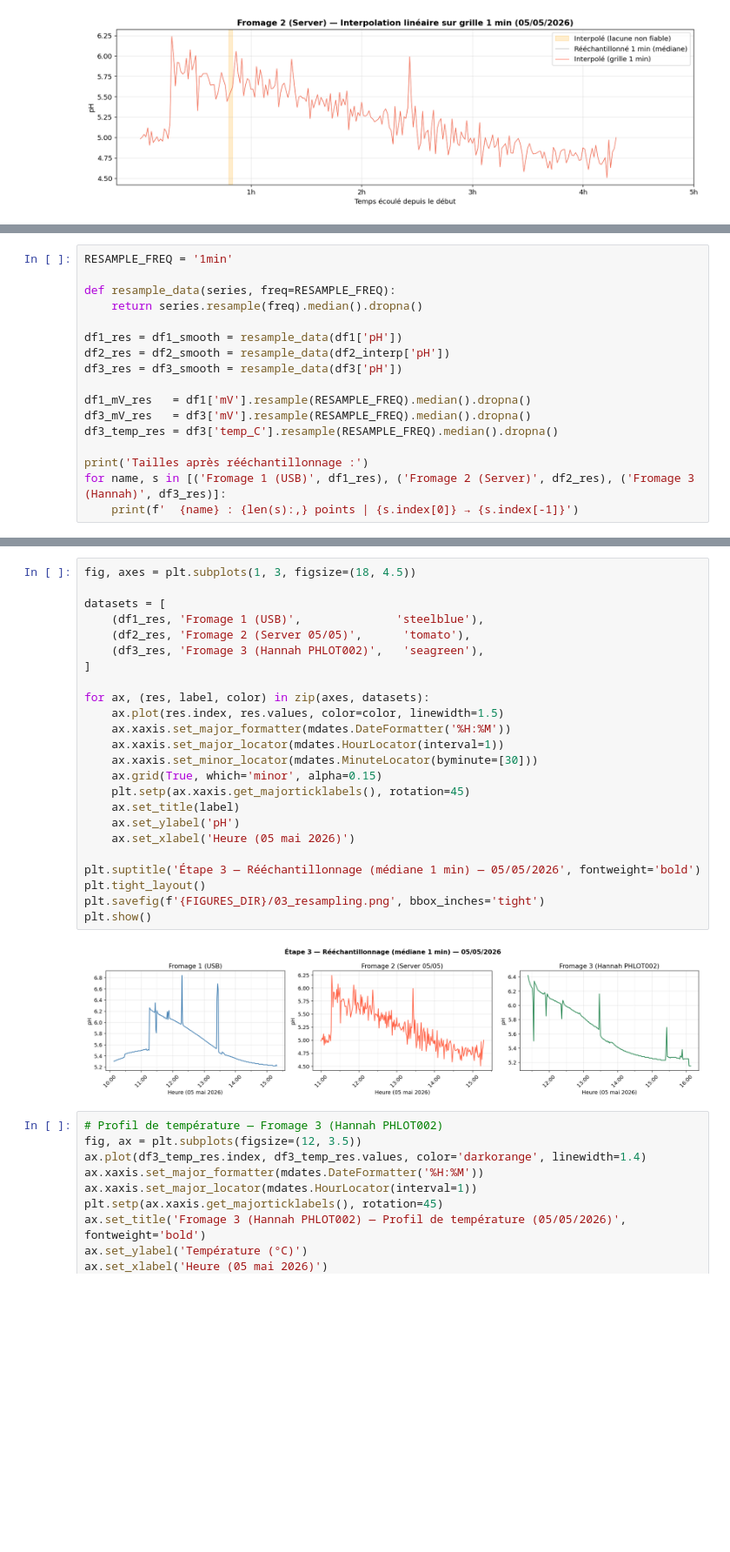
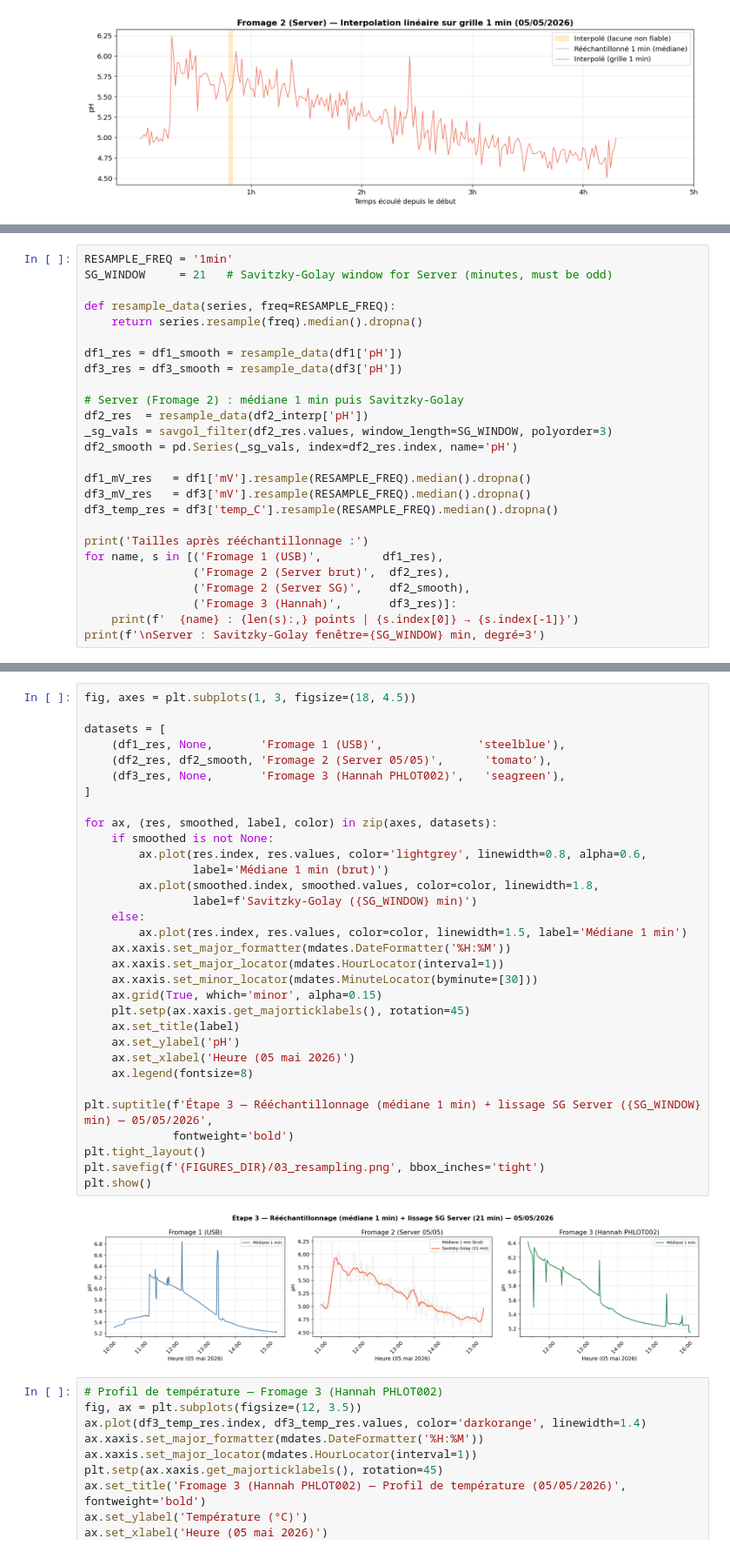
Before and after one commit to samuelemoungang/cheese-acidification-analysis, a Jupyter notebook: acidification_analysis_05052026.ipynb, the cells around one changed output, grey strips where cells are left out. Shown at 87% size. Drawn from its saved outputs; the diff is of its cells as text; blank space fills up the shorter version.

```diff
--- a/acidification_analysis_05052026.ipynb
+++ b/acidification_analysis_05052026.ipynb
@@ -301,20 +303,29 @@ Les trois signaux sont rééchantillonnés à la **médiane sur 1 minute** pour
 # %%
 RESAMPLE_FREQ = '1min'
+SG_WINDOW     = 21   # Savitzky-Golay window for Server (minutes, must be odd)
 
 def resample_data(series, freq=RESAMPLE_FREQ):
     return series.resample(freq).median().dropna()
 
 df1_res = df1_smooth = resample_data(df1['pH'])
-df2_res = df2_smooth = resample_data(df2_interp['pH'])
 df3_res = df3_smooth = resample_data(df3['pH'])
+
+# Server (Fromage 2) : médiane 1 min puis Savitzky-Golay
+df2_res  = resample_data(df2_interp['pH'])
+_sg_vals = savgol_filter(df2_res.values, window_length=SG_WINDOW, polyorder=3)
+df2_smooth = pd.Series(_sg_vals, index=df2_res.index, name='pH')
 
 df1_mV_res   = df1['mV'].resample(RESAMPLE_FREQ).median().dropna()
 df3_mV_res   = df3['mV'].resample(RESAMPLE_FREQ).median().dropna()
 df3_temp_res = df3['temp_C'].resample(RESAMPLE_FREQ).median().dropna()
 
 print('Tailles après rééchantillonnage :')
-for name, s in [('Fromage 1 (USB)', df1_res), ('Fromage 2 (Server)', df2_res), ('Fromage 3 (Hannah)', df3_res)]:
+for name, s in [('Fromage 1 (USB)',         df1_res),
+                ('Fromage 2 (Server brut)',  df2_res),
+                ('Fromage 2 (Server SG)',    df2_smooth),
+                ('Fromage 3 (Hannah)',       df3_res)]:
     print(f'  {name} : {len(s):,} points | {s.index[0]} → {s.index[-1]}')
+print(f'\nServer : Savitzky-Golay fenêtre={SG_WINDOW} min, degré=3')
 # %% [output]
 Tailles après rééchantillonnage :
   Fromage 1 (USB) : 312 points | 2026-05-05 10:08:00 → 2026-05-05 15:19:00
@@ -323,29 +337,37 @@ Tailles après rééchantillonnage :
 # %%
 fig, axes = plt.subplots(1, 3, figsize=(18, 4.5))
 
 datasets = [
-    (df1_res, 'Fromage 1 (USB)',              'steelblue'),
-    (df2_res, 'Fromage 2 (Server 05/05)',      'tomato'),
-    (df3_res, 'Fromage 3 (Hannah PHLOT002)',   'seagreen'),
+    (df1_res, None,       'Fromage 1 (USB)',              'steelblue'),
+    (df2_res, df2_smooth, 'Fromage 2 (Server 05/05)',      'tomato'),
+    (df3_res, None,       'Fromage 3 (Hannah PHLOT002)',   'seagreen'),
 ]
 
-for ax, (res, label, color) in zip(axes, datasets):
-    ax.plot(res.index, res.values, color=color, linewidth=1.5)
+for ax, (res, smoothed, label, color) in zip(axes, datasets):
+    if smoothed is not None:
+        ax.plot(res.index, res.values, color='lightgrey', linewidth=0.8, alpha=0.6,
+                label='Médiane 1 min (brut)')
+        ax.plot(smoothed.index, smoothed.values, color=color, linewidth=1.8,
+                label=f'Savitzky-Golay ({SG_WINDOW} min)')
+    else:
+        ax.plot(res.index, res.values, color=color, linewidth=1.5, label='Médiane 1 min')
     ax.xaxis.set_major_formatter(mdates.DateFormatter('%H:%M'))
     ax.xaxis.set_major_locator(mdates.HourLocator(interval=1))
     ax.xaxis.set_minor_locator(mdates.MinuteLocator(byminute=[30]))
     ax.grid(True, which='minor', alpha=0.15)
     plt.setp(ax.xaxis.get_majorticklabels(), rotation=45)
     ax.set_title(label)
     ax.set_ylabel('pH')
     ax.set_xlabel('Heure (05 mai 2026)')
+    ax.legend(fontsize=8)
 
-plt.suptitle('Étape 3 — Rééchantillonnage (médiane 1 min) — 05/05/2026', fontweight='bold')
+plt.suptitle(f'Étape 3 — Rééchantillonnage (médiane 1 min) + lissage SG Server ({SG_WINDOW} min) — 05/05/2026',
+             fontweight='bold')
 plt.tight_layout()
 plt.savefig(f'{FIGURES_DIR}/03_resampling.png', bbox_inches='tight')
 plt.show()
 # %% [output]
-[figure, old version]
+[figure, new version]
 # %%
 # Profil de température — Fromage 3 (Hannah PHLOT002)
 fig, ax = plt.subplots(figsize=(12, 3.5))
```
Also changed, not shown: parts of 6 cells of this notebook, 15 other files.
